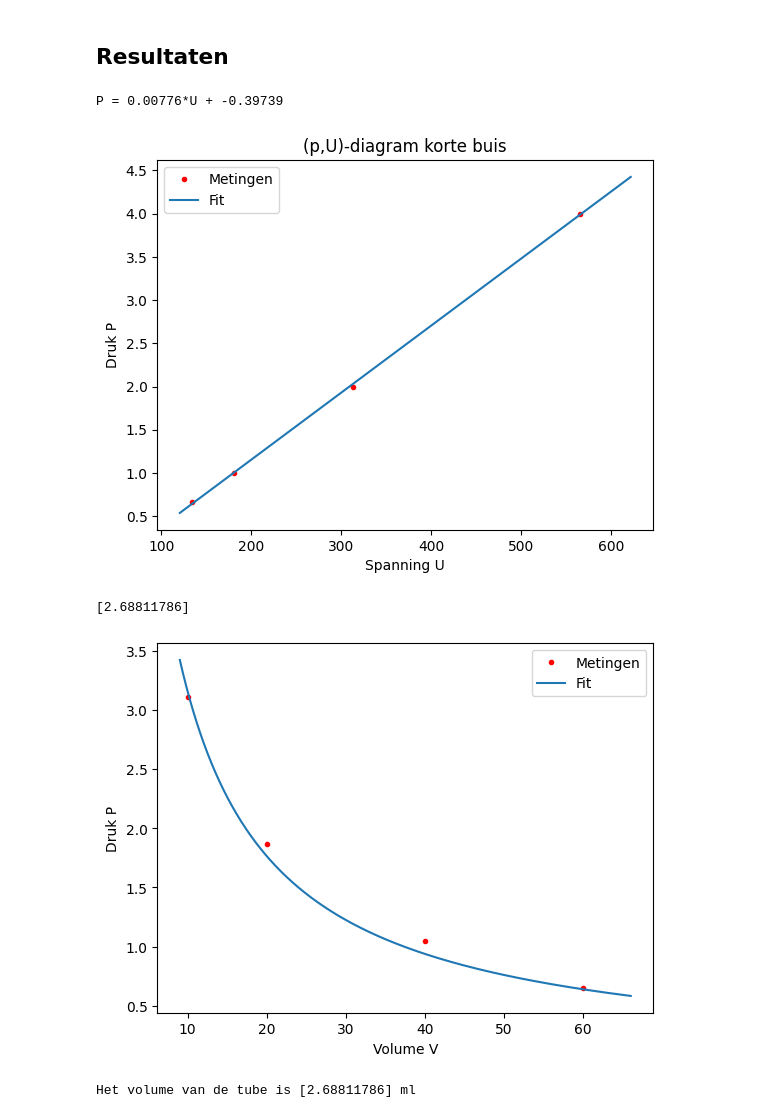
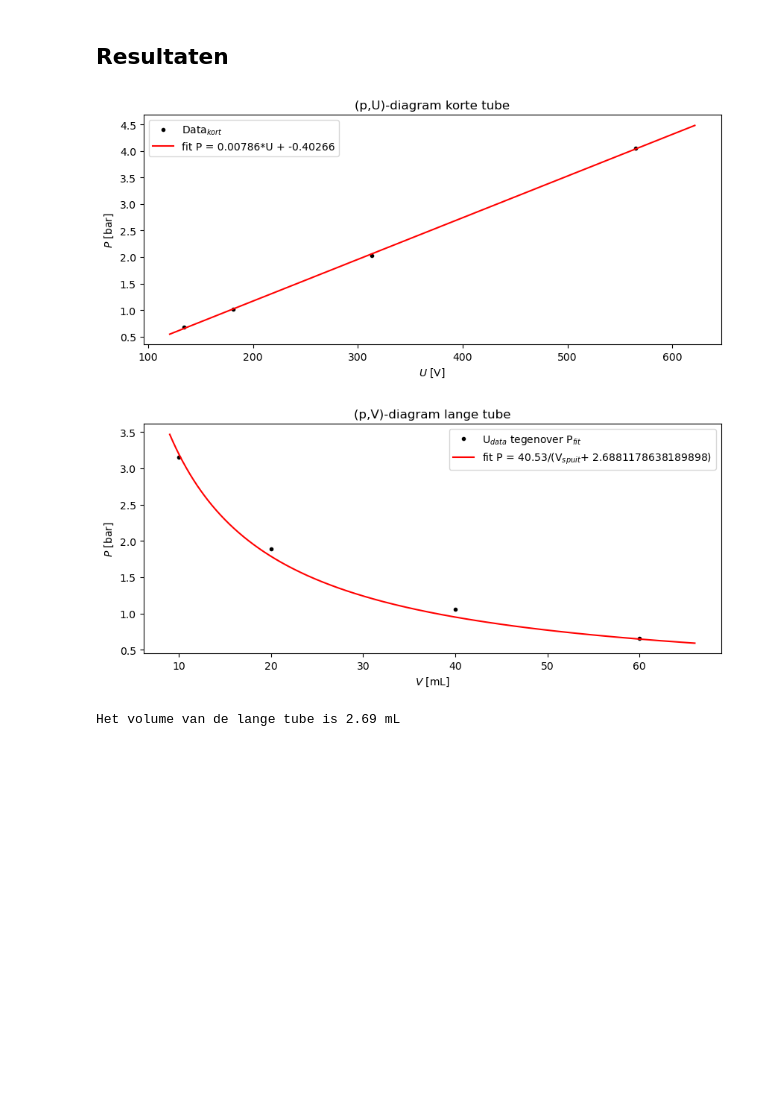
Before and after one commit to SybrenK07/25, a Jupyter notebook: Content/Labs/druksensorijken.ipynb, the cells around one changed output. Drawn from its saved outputs; the diff is of its cells as text; code cells hidden in the pictures; blank space fills up the shorter version.

```diff
--- a/Content/Labs/druksensorijken.ipynb
+++ b/Content/Labs/druksensorijken.ipynb
@@ -76,66 +76,65 @@ Maak gebruik van een systematische fout in het volume om het volume van de tube
 # %%
 import numpy as np
 import matplotlib.pyplot as plt
 from scipy.optimize import curve_fit
 
-P_druk_1 = np.array([2/3,1,2,4]) #*101.325   # atm
-U_deel_1 = np.array([134,181,313,565])  # V
-U_deel_2 = np.array([135,186,292,452])  # V
-V_deel_1 = np.array([60,40,20,10])
-V_deel_2 = np.array([60,40,20,10])
+
+P = np.array([2/3,1,2,4]) *1.01325  # bar
+U_kort = np.array([134,181,313,565])    # V
+U_lang = np.array([135,186,292,452])    # V
+V_spuit = np.array([60,40,20,10])   # mL
 
 
-def Druk(U,a,b):
+
+def druk_spanning(U,a,b):
     return (a*U)+b
 
 
-values_1, pcov_1=curve_fit(Druk,U_deel_1,P_druk_1)
-A = values_1[0]
-B = values_1[1]
+val_1, pcov_1=curve_fit(druk_spanning,U_kort,P)
+A = val_1[0]
+B = val_1[1]
 
-print(f"P = {round(A,5)}*U + {round(B,5)}")
 
-U_fit_1 = np.linspace(0.9*min(U_deel_1), 1.1*max(U_deel_1), 1000)
-P_fit_1 = Druk(U_fit_1, A, B)
+U_fit_1 = np.linspace(0.9*min(U_kort), 1.1*max(U_kort), 1000)
+P_fit_1 = druk_spanning(U_fit_1, A, B)
 
-plt.figure()
-plt.plot(U_deel_1, P_druk_1, "r.", label="Metingen")
-plt.plot(U_fit_1, P_fit_1, label="Fit")
-plt.xlabel("Spanning U")
-plt.ylabel("Druk P")
-plt.title("(p,U)-diagram korte buis")
+plt.figure(figsize=(10,4))
+plt.plot(U_kort, P, "k.", label="Data$_{kort}$")
+plt.plot(U_fit_1, P_fit_1, "r-", label= f"fit P = {round(A,5)}*U + {round(B,5)}")
+plt.xlabel("$U$ [V]")
+plt.ylabel("$P$ [bar]")
+plt.title("(p,U)-diagram korte tube")
 plt.legend()
 plt.show()
 
-constante = np.average(P_druk_1*V_deel_1) # = 4053 uit vergelijking 1 volgt dat P*V constant is. Deze berekenen we met de korte buis
+constante = np.average(P*V_spuit) # = 4053 uit vergelijking 1 volgt dat P*V constant is. Deze berekenen we met de korte buis
 
 
-def DrukVol(V,V_sys):
-    return constante/(V+V_sys)
+def druk_volume(V,s):
+    return constante/(V+s)
 
 
-P_druk_2=Druk(U_deel_2,A,B)
+P_2=druk_spanning(U_lang,A,B)
 
-values_2, pcov_2=curve_fit(DrukVol,V_deel_2,P_druk_2)
-V_tube_2 = values_2[0]
+val_2, pcov_2=curve_fit(druk_volume,V_spuit,P_2)
+V_tube_2 = val_2[0]
 
 
-V_fit_2=np.linspace(0.9*min(V_deel_2),1.1*max(V_deel_2),1000)
-P_fit_2=(constante/(V_fit_2+values_2[0]))
+V_fit_2=np.linspace(0.9*min(V_spuit),1.1*max(V_spuit),1000)
+P_fit_2=(constante/(V_fit_2+V_tube_2))
 
 
-plt.figure()
-plt.plot(V_deel_2, P_druk_2, "r.", label="Metingen")
-plt.plot(V_fit_2, P_fit_2, label="Fit")
-plt.xlabel("Volume V")
-plt.ylabel("Druk P")
+plt.figure(figsize=(10,4))
+plt.plot(V_spuit, P_2, "k.", label="U$_{data}$ tegenover P$_{fit}$")
+plt.plot(V_fit_2, P_fit_2, "r-", label=f"fit P = {constante}/""(V$_{spuit}$"f"+ {V_tube_2})")
+plt.xlabel("$V$ [mL]")
+plt.ylabel("$P$ [bar]")
+plt.title("(p,V)-diagram lange tube")
 plt.legend()
 plt.show()
 
-print('Het volume van de tube is', values_2, "ml")
+print(f"Het volume van de lange tube is {round(V_tube_2,2)} mL")
 # %% [output]
+[figure, new version]
+[figure, new version]
-P = 0.00776*U + -0.39739
+Het volume van de lange tube is 2.69 mL
-[figure, old version]
-[2.68811786]
-[figure, old version]
-Het volume van de tube is [2.68811786] ml
```
